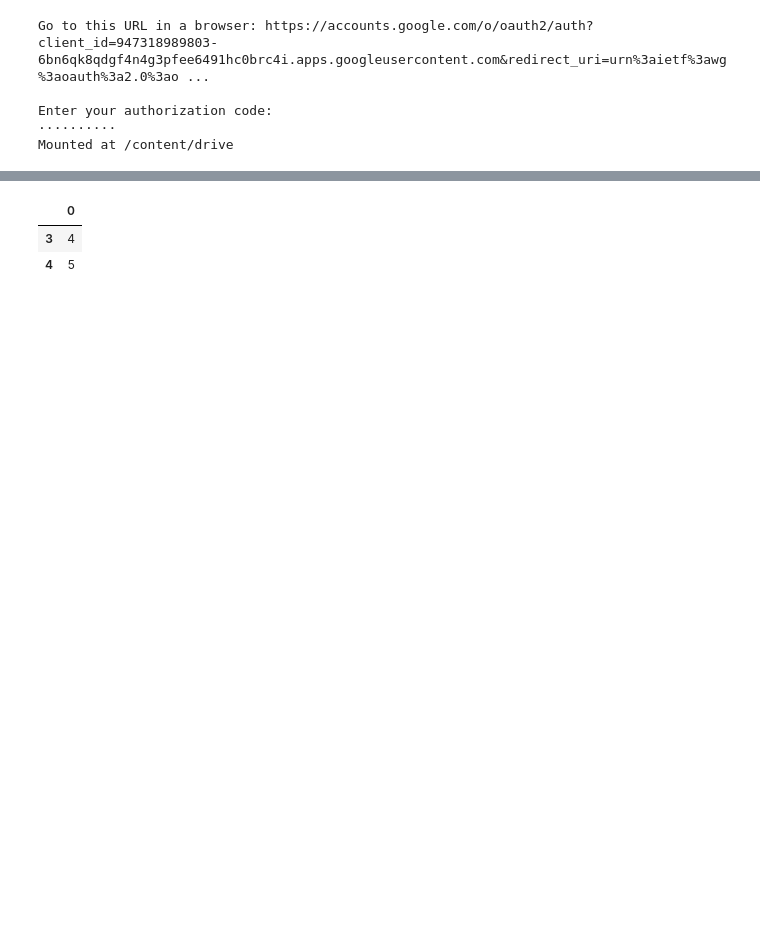
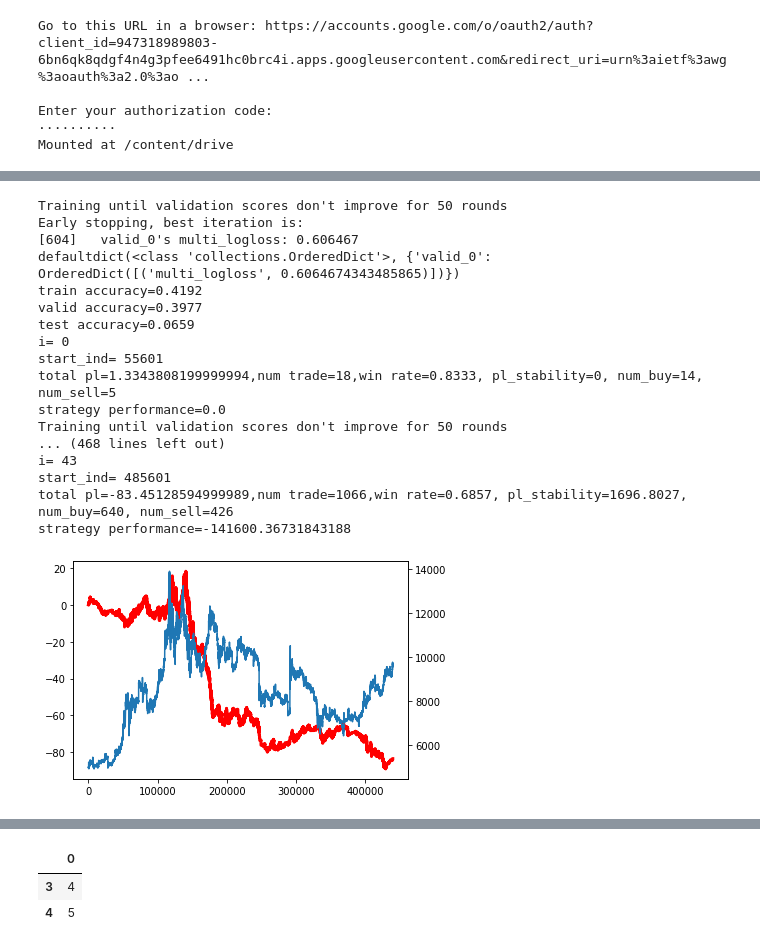
Before and after one commit to alunfes/mex-bot, a Jupyter notebook: Lgb_BPSP6.ipynb, the cells around one changed output, grey strips where cells are left out. Cells and saved outputs as stored; diff of their text form; code cells hidden in the pictures; blank space fills up the shorter version.

```diff
--- a/Lgb_BPSP6.ipynb
+++ b/Lgb_BPSP6.ipynb
@@ -1980,13 +2056,4 @@ class Sim:
 # %%
-
-import lightgbm as lgb
-from sklearn import datasets
-from sklearn.model_selection import train_test_split
-
-from numba import jit
-import numpy as np
-import pandas as pd
-
 
 class LgbModel:
     def load_model(self):
@@ -2429,7 +2496,7 @@ class LgbModel:
         if correct[0] > 0:
             bar_val = [correct[0]/float((test_y==0).sum()),correct[1]/float((test_y==1).sum()),correct[2]/float((test_y==2).sum()),correct[3]/float((test_y==3).sum())]
         else:
-            ar_val = 0
+            bar_val = 0
         plt.bar(['no','buy','sell','both'],bar_val)
         print('accuracy=',accuracy_score(pred, test_y))
         print('f1=',f1_score(pred, test_y, average='macro'))
@@ -3176,30 +3246,30 @@ Opt Sim Lgb non opt sim
 '''
 
 
-import time
-num_term = 1500
-upper_kijun = 0.6
+num_term = 300
+num_split = 15
+upper_kijun = 0.7
 corr_kijun = 0.2
 from_ind = 0
-to_ind = 110000
+to_ind = 500000
 production_data_len = 0 #set 0 when testing
 
-train_len = 25000
+train_len = 40000
 test_len = 10000
 opt_len = 1
-test_start_ind = 30000 #should be larger than train_len
+test_start_ind = 55000 #should be larger than train_len
 valid_size = 0.1
-num_loop = 7
+num_loop = 44
 
-kijun_ratio =0.0075
+kijun_ratio =0.008
 kijun_period = 300
 pt_ratio = kijun_ratio
 lc_ratio = 0.03
-random_state = 1
-lgb_random_state = 1
+random_state = None
+lgb_random_state = None
 
-avert_period_kijun = 908
-avert_val_kijun = -63/10000.0
+avert_period_kijun = 960
+avert_val_kijun = -50/10000
 
 pred_method = 0
 avert_onemine = 0
@@ -3208,14 +3278,16 @@ flg_large_only = True
 flg_abs = True
 
 
-#params = {'objective': 'multiclass', 'num_class':4, 'learning_rate':0.1, 'boosting': 'gbdt', 'num_iterations':1000,'early_stopping_rounds':50, 'device_type':'gpu', 'metric':'multi_logloss', 'silent':True}
+#params = {'objective': 'multiclass', 'num_class':4, 'learning_rate':0.1, 'boosting': 'gbdt', 'num_iterations':1000,'early_stopping_rounds':50, 'device_type':'gpu', 'metric':'multi_logloss', 'silent':True,
+#          'max_depth': 5}
 
-params = {'objective': 'multiclass', 'num_class':4, 'learning_rate':0.1, 'boosting': 'gbdt', 'num_iterations':1000,'early_stopping_rounds':50, 'device_type':'gpu', 'metric':'multi_logloss', 'silent':True,
-           'lambda_l1': 15, 'lambda_l2': 15,  'max_depth': 5, 'num_leaves': 100}
-verbose_eval = 0
+params = {'objective': 'multiclass', 'num_class':4, 'learning_rate':0.1, 'boosting': 'gbdt', 'num_iterations':2000,'early_stopping_rounds':50, 'metric':'multi_logloss', 'silent':True, 'device_type':'gpu',
+           'lambda_l1': 40, 'lambda_l2':40, 'max_depth':5,'num_leaves':32}
+
+verbose_eval = 1000
 
 start = time.time()
-OneMinMarketData.initialize_for_bot(num_term, from_ind, to_ind, kijun_ratio, kijun_period, production_data_len)
+OneMinMarketData.initialize_for_bot(num_term, num_split, from_ind, to_ind, kijun_ratio, kijun_period, production_data_len)
 df = OneMinMarketData.genrate_df_from_dict()
 df = OneMinMarketData.remove_cols_contains_nan2(df)
 #df2 = OneMinMarketData.remove_all_correlated_cols4(df, corr_kijun, flg_abs)
@@ -3235,8 +3307,8 @@ start_ind_log = 0
 end_ind_log = 0
 last_test_len = 0
 
-kyuhen_period = 10
-kyuhen_kijun = 0.01
+kyuhen_period = 0
+kyuhen_kijun = 0
 
 for i in range(num_loop):
     lgbmodel = LgbModel()
@@ -3245,6 +3317,7 @@ for i in range(num_loop):
     test_df = df2.iloc[kijun_period + (test_len * i) + test_start_ind:kijun_period + test_start_ind + (test_len * i) + test_len].copy()
     train_xb, test_xb, train_yb, test_yb, valid_xb, valid_yb, opt_xb, opt_yb = lgbmodel.generate_bpsp_data(train_df, test_df, opt_len, valid_size, random_state)
     #train_xb, test_xb, train_yb, test_yb, valid_xb, valid_yb, opt_xb, opt_yb = lgbmodel.generate_bpsp_data2(train_df, test_df, opt_len, valid_size, random_state)
+
 
     if list(train_xb.columns) == list(test_xb.columns) == list(valid_xb.columns):
         pass
@@ -3284,6 +3357,7 @@ for i in range(num_loop):
     elif avert_onemine == 1:
         ac = sim.sim_model_pred_onemin_avert(start_ind, prediction, pt_ratio, lc_ratio, ac, ac2, avert_period_kijun, avert_val_kijun, last_day, flg_large_only, kyuhen_period, kyuhen_kijun)
     print('i=',i)
+    print('start_ind=', start_ind)
     print('total pl={},num trade={},win rate={}, pl_stability={}, num_buy={}, num_sell={}'.format(ac.total_pl,ac.num_trade,ac.win_rate, ac.pl_stability, ac.num_buy,ac.num_sell))
     print('strategy performance={}'.format(ac.total_pl * ac.pl_stability))
 
@@ -3292,19 +3366,22 @@ for i in range(num_loop):
     else:
         end_ind_log = start_ind
     last_test_len = len(test_yb)
-    del train_df, test_df, train_xb, test_xb, train_yb, valid_xb, valid_yb, opt_xb, opt_yb, model
+    del train_df, test_df, test_xb, train_yb, valid_xb, valid_yb, opt_xb, opt_yb
 
 if end_ind_log == 0:
     end_ind_log = start_ind_log
 
-'''
+
 with open('/content/drive/My Drive/Model/bpsp_cols.csv', 'w') as file:
     writer = csv.writer(file, lineterminator='\n')
     writer.writerow(train_xb)
 
 with open('/content/drive/My Drive/Model/lgb_bpsp_model.dat', 'wb') as f:
     pickle.dump(model, f)
-'''
+
+config = {'num_term':num_term, 'kijun_period':kijun_period, 'pt_ratio':pt_ratio, 'lc_ratio':lc_ratio, 'pred_method':pred_method, 'upper_kijun':upper_kijun, 'avert_onemine':avert_onemine,
+            'avert_period_kijun':avert_period_kijun, 'avert_val_kijun':avert_val_kijun}
+#pd.DataFrame(config,index=['0']).to_csv('/content/drive/My Drive/Model/bpsp_config.csv')
 
 fig, ax1 = plt.subplots()
 plt.figure(figsize=(30,30),dpi=200)
@@ -3327,0 +3422,18 @@ KeyboardInterrupt: ignored
+Training until validation scores don't improve for 50 rounds
+Early stopping, best iteration is:
+[604]   valid_0's multi_logloss: 0.606467
+defaultdict(<class 'collections.OrderedDict'>, {'valid_0': OrderedDict([('multi_logloss', 0.6064674343485865)])})
+train accuracy=0.4192
+valid accuracy=0.3977
+test accuracy=0.0659
+i= 0
+start_ind= 55601
+total pl=1.3343808199999994,num trade=18,win rate=0.8333, pl_stability=0, num_buy=14, num_sell=5
+strategy performance=0.0
+Training until validation scores don't improve for 50 rounds
+... (468 lines left out)
+i= 43
+start_ind= 485601
+total pl=-83.45128594999989,num trade=1066,win rate=0.6857, pl_stability=1696.8027, num_buy=640, num_sell=426
+strategy performance=-141600.36731843188
+[figure, added]
```
Also changed, not shown: parts of 19 cells of this notebook, 5 other files.
